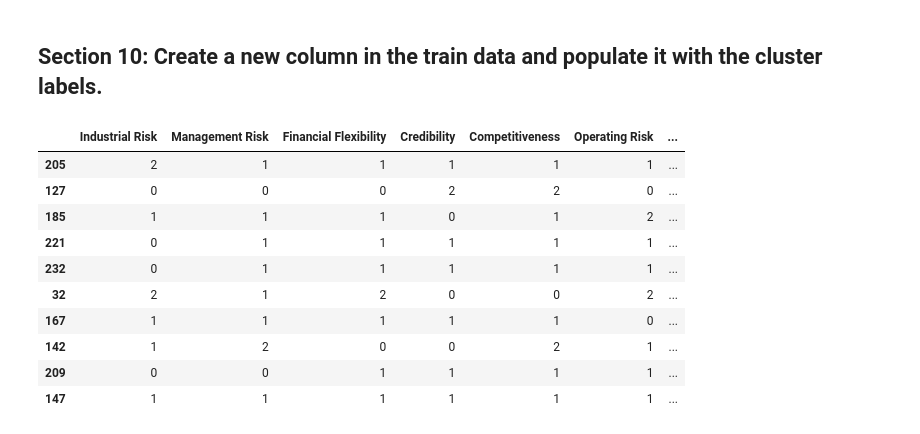
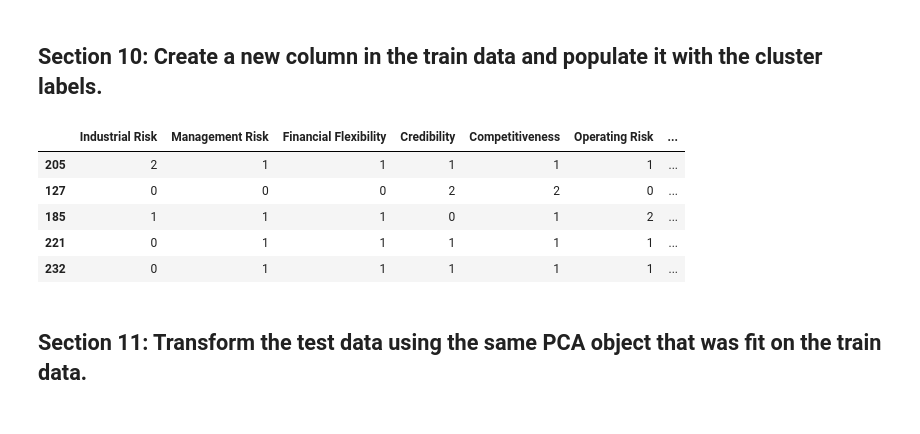
Before and after one commit to arunangshupodder/file_repo, a Jupyter notebook: notes/Project4.ipynb, the cells around one changed output. Saved outputs shown, nothing was run; the diff lists cells and outputs as text; code cells hidden in the pictures.

```diff
--- a/notes/Project4.ipynb
+++ b/notes/Project4.ipynb
@@ -192,17 +193,14 @@ Predicted Clusters (Train Data):
 # %% [markdown]
 ## Section 10: Create a new column in the train data and populate it with the cluster labels.
 # %%
-X_train['Predicted Cluster'] = list(cluster_labels)
-X_train.head(10)
+X_train['Predicted Class'] = list(cluster_labels)
+X_train.head()
 # %% [output]
 |  | Industrial Risk | Management Risk | Financial Flexibility | Credibility | Competitiveness | Operating Risk | ... |
 | 205 | 2 | 1 | 1 | 1 | 1 | 1 | ... |
 | 127 | 0 | 0 | 0 | 2 | 2 | 0 | ... |
 | 185 | 1 | 1 | 1 | 0 | 1 | 2 | ... |
 | 221 | 0 | 1 | 1 | 1 | 1 | 1 | ... |
 | 232 | 0 | 1 | 1 | 1 | 1 | 1 | ... |
-| 32 | 2 | 1 | 2 | 0 | 0 | 2 | ... |
-| 167 | 1 | 1 | 1 | 1 | 1 | 0 | ... |
-| 142 | 1 | 2 | 0 | 0 | 2 | 1 | ... |
-| 209 | 0 | 0 | 1 | 1 | 1 | 1 | ... |
-| 147 | 1 | 1 | 1 | 1 | 1 | 1 | ... |
+# %% [markdown]
+## Section 11: Transform the test data using the same PCA object that was fit on the train data.
```
Also changed, not shown: parts of 11 cells of this notebook.
